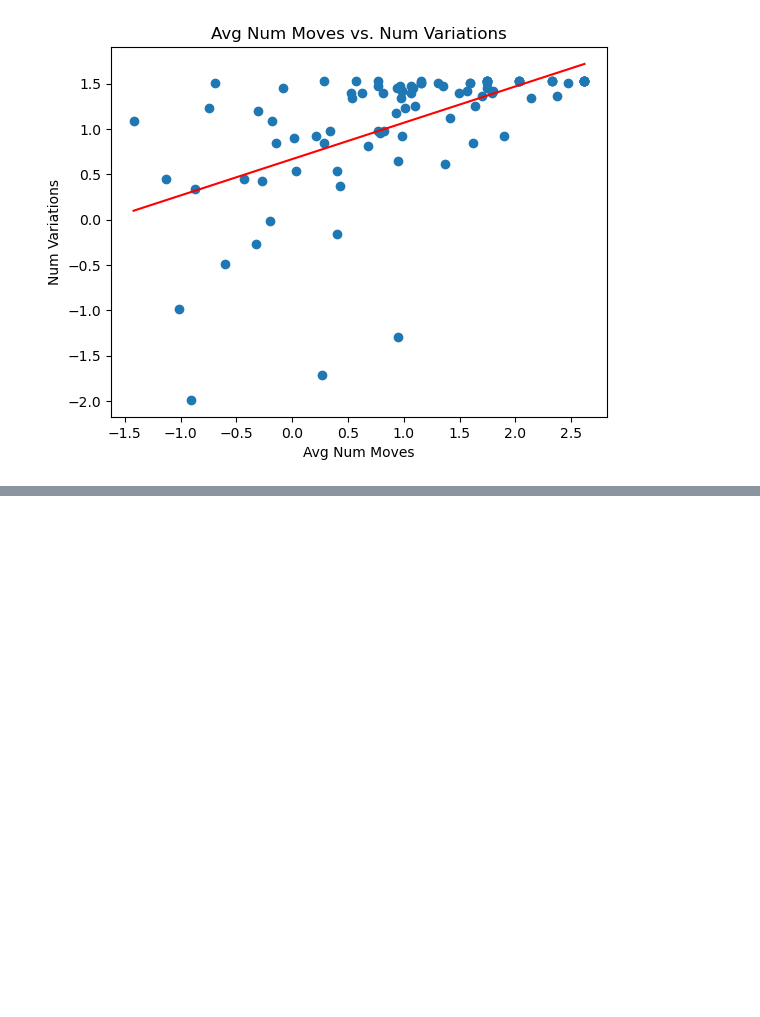
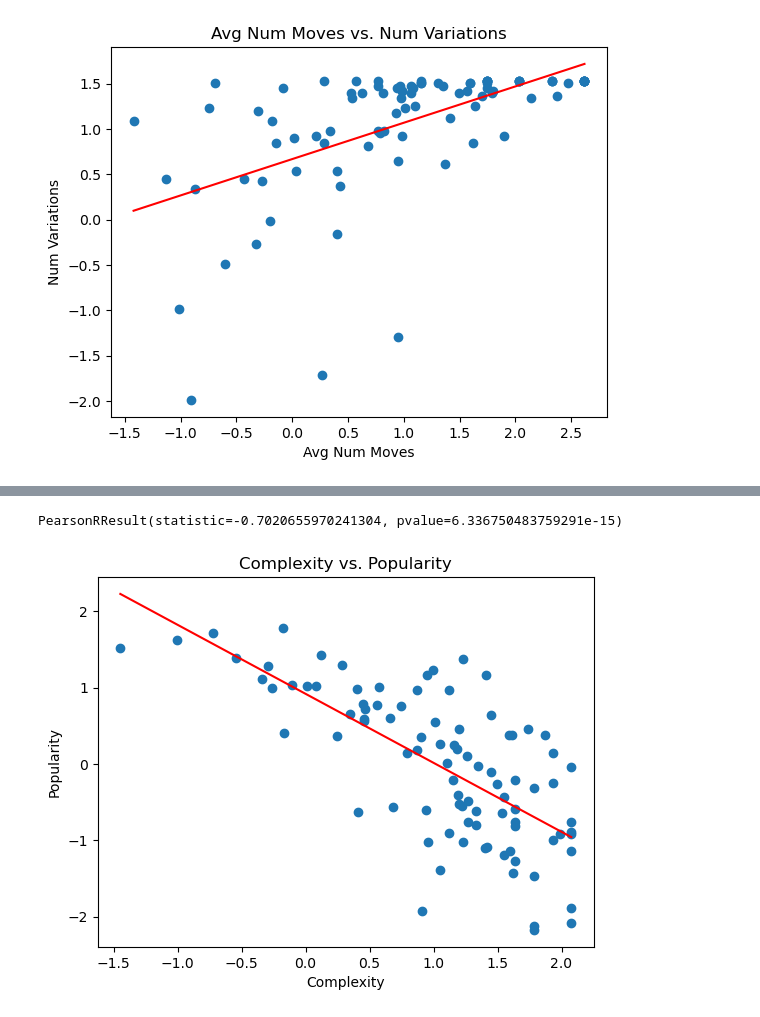
Before and after one commit to alexandredesbos/DAV-CA1, a Jupyter notebook: main.ipynb, the cells around one changed output, grey strips where cells are left out. Cells and saved outputs as stored; diff of their text form; code cells hidden in the pictures; blank space fills up the shorter version.

```diff
--- a/main.ipynb
+++ b/main.ipynb
@@ -346,0 +455,13 @@ data['Complexity'] = weight * data['Avg Num Moves'] + weight * data['Num Variati
+# %%
+plt.title("Complexity vs. Popularity")
+plt.xlabel("Complexity")
+plt.ylabel("Popularity")
+plt.scatter(data['Complexity'], data['Popularity'])
+plt.plot(np.unique(data['Complexity']), np.poly1d(np.polyfit(data['Complexity'], data['Popularity'], 1))(np.unique(data['Complexity'])), color='red')
+
+# Calculate the correlation between 'Complexity' and 'Popularity'
+corr = pearsonr(data['Complexity'], data['Popularity'])
+print(corr)
+# %% [output]
+PearsonRResult(statistic=-0.7020655970241304, pvalue=6.336750483759291e-15)
+[figure, added]
```
Also changed, not shown: parts of 20 cells of this notebook, 4 other files.
